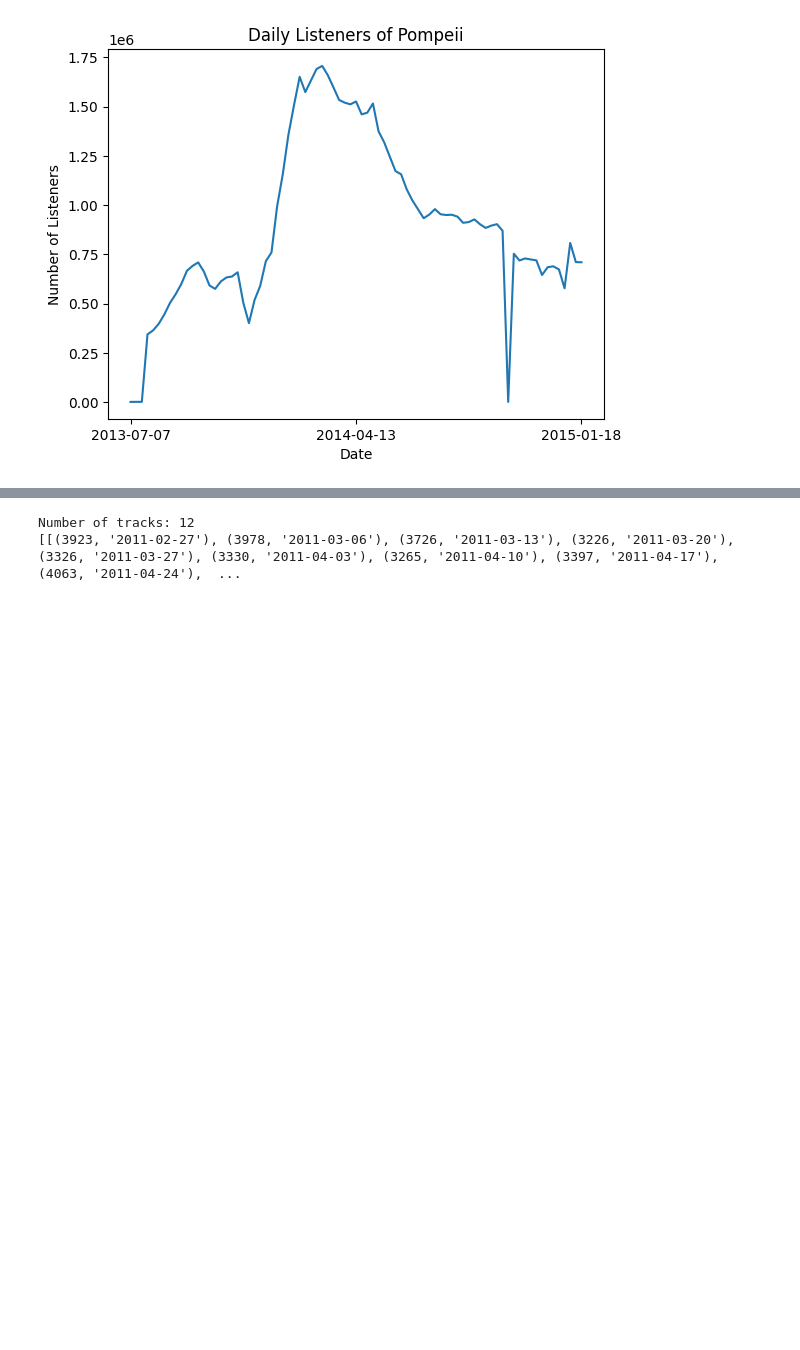
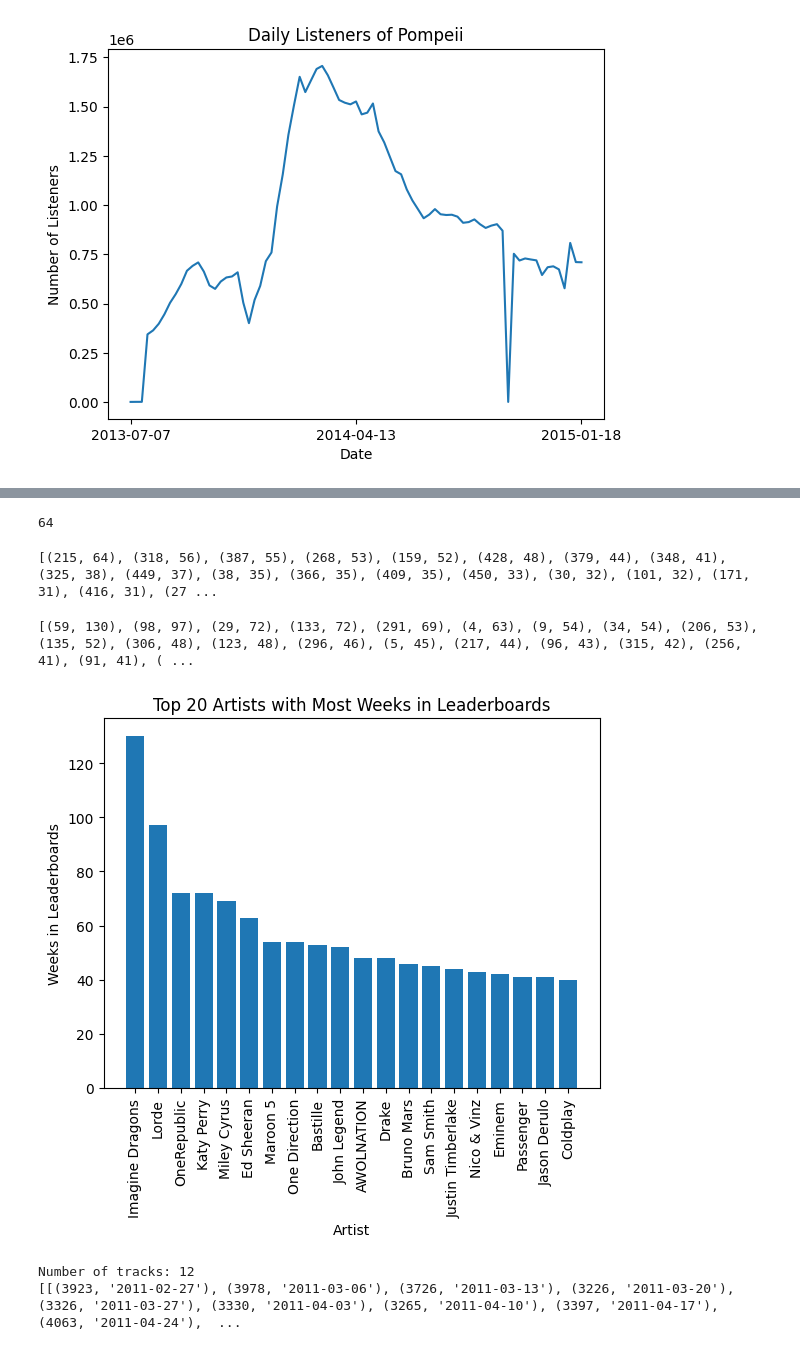
Before and after one commit to m21ark/s_music, a Jupyter notebook: tasks/task_3_1.ipynb, the cells around one changed output, grey strips where cells are left out. Drawn from its saved outputs; the diff is of its cells as text; code cells hidden in the pictures; blank space fills up the shorter version.

```diff
--- a/tasks/task_3_1.ipynb
+++ b/tasks/task_3_1.ipynb
@@ -219,0 +231,4 @@ def get_and_plot_all_tracks_daily_position(track_ids):
+# %%
+get_weeks_in_leaderboards(215)
+# %% [output]
+64
@@ -220,3 +253,48 @@ def get_and_plot_all_tracks_daily_position(track_ids):
+# %%
+track_ids = df_weekly_rating['track_id'].unique()
+print(get_all_weeks_in_leaderboards(track_ids))
+# %% [output]
+[(215, 64), (318, 56), (387, 55), (268, 53), (159, 52), (428, 48), (379, 44), (348, 41), (325, 38), (449, 37), (38, 35), (366, 35), (409, 35), (450, 33), (30, 32), (101, 32), (171, 31), (416, 31), (27 ...
+# %%
+#based on get_all_weeks_in_leaderboards, get the artists with the most weeks in the leaderboards
+def get_artists_with_most_weeks_in_leaderboards(track_ids):
+    weeks_in_leaderboards = get_all_weeks_in_leaderboards(track_ids)
+
+    artist_weeks = dict()
+
+    for track_id, weeks in weeks_in_leaderboards:
+        artist_id = df_track[df_track['track_id'] == track_id]['artist_id'].values[0]
+        if artist_id not in artist_weeks:
+            artist_weeks[artist_id] = weeks
+        else:
+            artist_weeks[artist_id] += weeks
+
+
+    sorted_artist_weeks = sorted(artist_weeks.items(), key=lambda x: x[1], reverse=True)
+
+    return sorted_artist_weeks
+# %%
+print(get_artists_with_most_weeks_in_leaderboards(track_ids))
+# %% [output]
+[(59, 130), (98, 97), (29, 72), (133, 72), (291, 69), (4, 63), (9, 54), (34, 54), (206, 53), (135, 52), (306, 48), (123, 48), (296, 46), (5, 45), (217, 44), (96, 43), (315, 42), (256, 41), (91, 41), ( ...
+# %%
+# make a histogram of sorted_artist_weeks for the top 20 artists with their names on the x-axis
+def plot_artist_weeks_histogram(sorted_artist_weeks):
+    top_artists = sorted_artist_weeks[:20]
+
+    artist_names = [convert_artist_id_to_name(artist_id) for artist_id, _ in top_artists]
+    weeks = [weeks for _, weeks in top_artists]
+
+    plt.bar(artist_names, weeks)
+    plt.xlabel('Artist')
+    plt.ylabel('Weeks in Leaderboards')
+    plt.title('Top 20 Artists with Most Weeks in Leaderboards')
+    plt.xticks(rotation=90)
+    plt.show()
+# %%
+plot_artist_weeks_histogram(get_artists_with_most_weeks_in_leaderboards(track_ids))
+# %% [output]
+[figure, added]
 # %%
 # function for overt-time listeners of a artist and plot it
 def get_avg_daily_listeners(artist_id):
```
Also changed, not shown: parts of 4 cells of this notebook.
